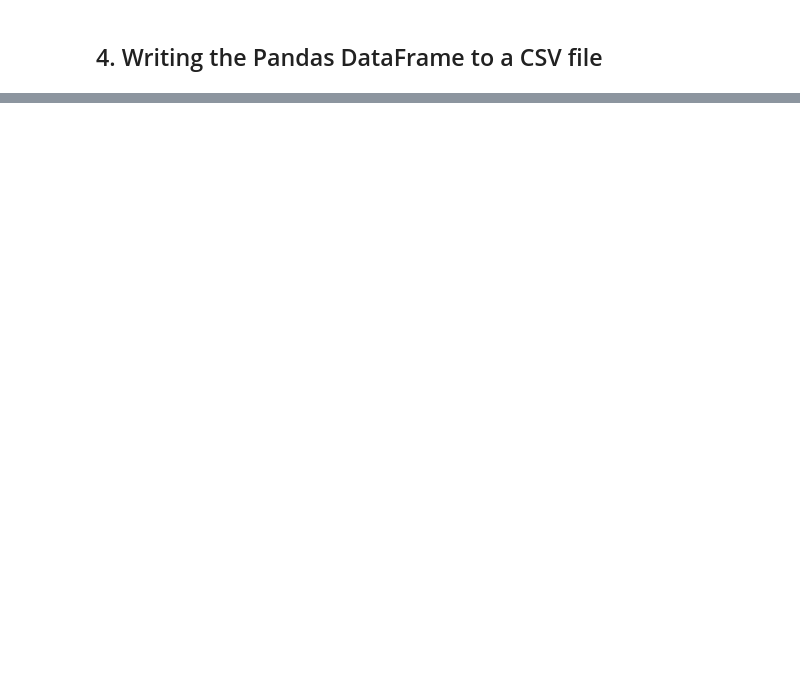
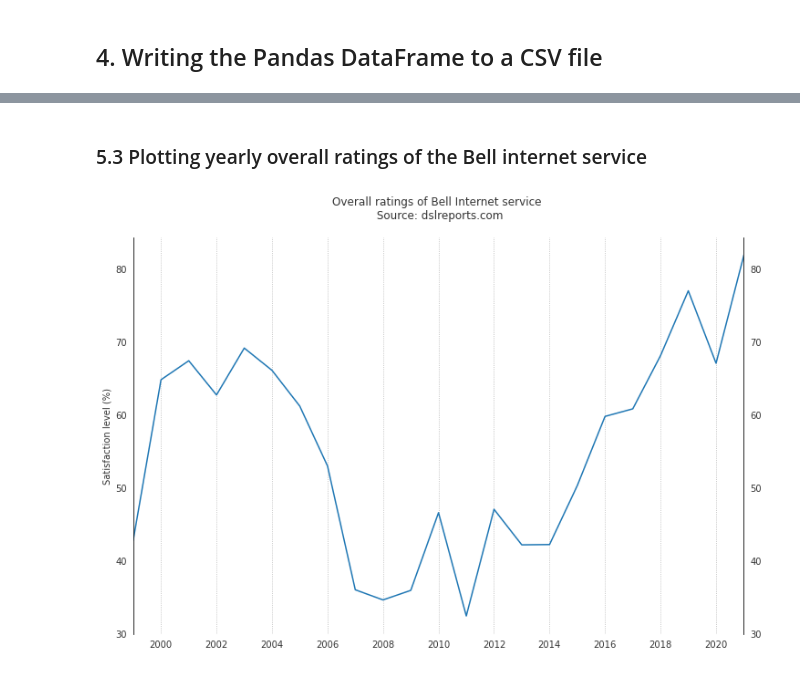
Before and after one commit to C-Youssef/web-scraping-dslreports, a Jupyter notebook: extracting_Bell_internet_review_data.ipynb, the cells around one changed output, grey strips where cells are left out. Cells and saved outputs as stored; diff of their text form; code cells hidden in the pictures; blank space fills up the shorter version.

```diff
--- a/extracting_Bell_internet_review_data.ipynb
+++ b/extracting_Bell_internet_review_data.ipynb
@@ -637,0 +702,25 @@ This will later be extended to include:
+# %% [markdown]
+### 5.3 Plotting yearly overall ratings of the Bell internet service
+# %%
+import matplotlib.pyplot as plt
+
+fig = plt.figure(figsize=(12, 8), frameon=False)
+
+
+plt.plot(yearly_ratings_Bell.iloc[:-1,-1]);
+
+plt.title('Overall ratings of Bell Internet service \n Source: dslreports.com', pad= 20, alpha=0.8)
+
+plt.ylabel('Satisfaction level (%)', alpha=0.8)
+plt.tick_params(top=False, bottom=False, left=False, right=False, labelleft=True,labelright=True, labelbottom=True)
+plt.margins(x=0)
+xticks_labels = yearly_ratings_Bell.index[yearly_ratings_Bell.index%2==0][:-1]
+plt.xticks(ticks=xticks_labels, labels=xticks_labels, alpha=0.8)
+plt.yticks(alpha=0.8);
+plt.gca().spines['bottom'].set_visible(False)
+plt.gca().spines['top'].set_visible(False)
+plt.savefig('data/yearly_Bell_internet_overall_service_ratings_dslreports.png')
+
+plt.grid(axis='x', linestyle=':')
+# %% [output]
+[figure, added]
```
Also changed, not shown: parts of 19 cells of this notebook, 1 other file.
